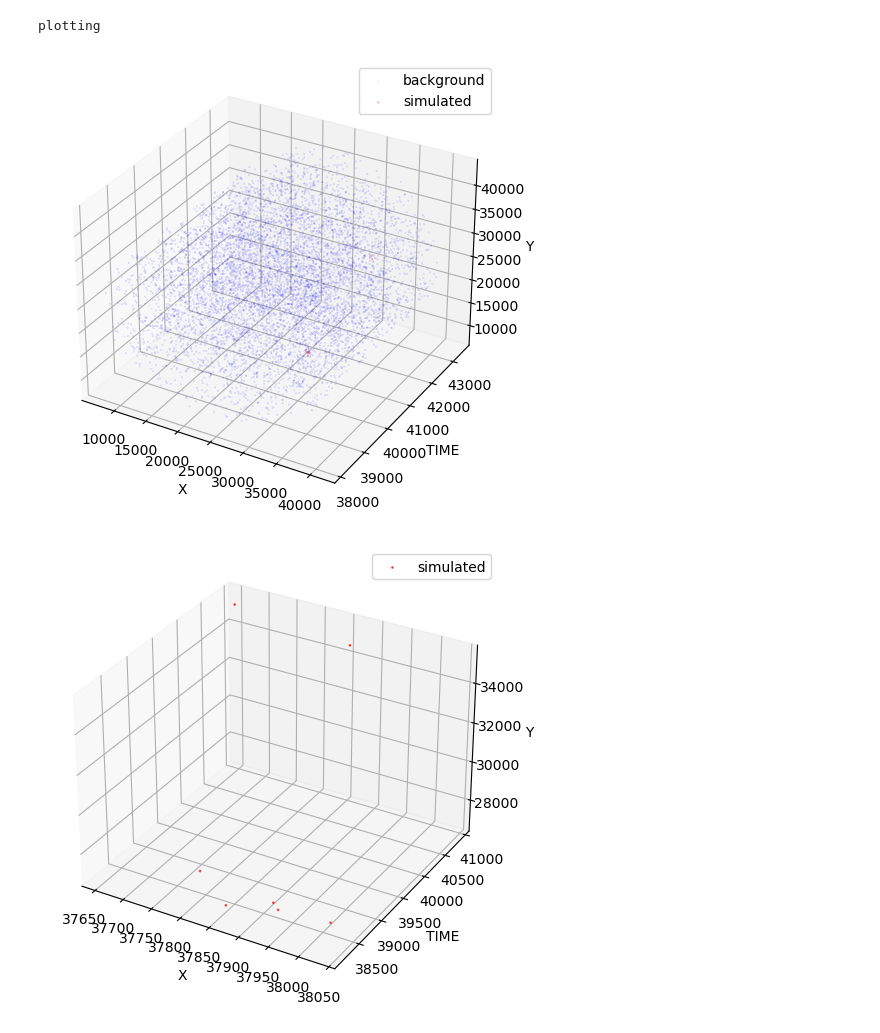
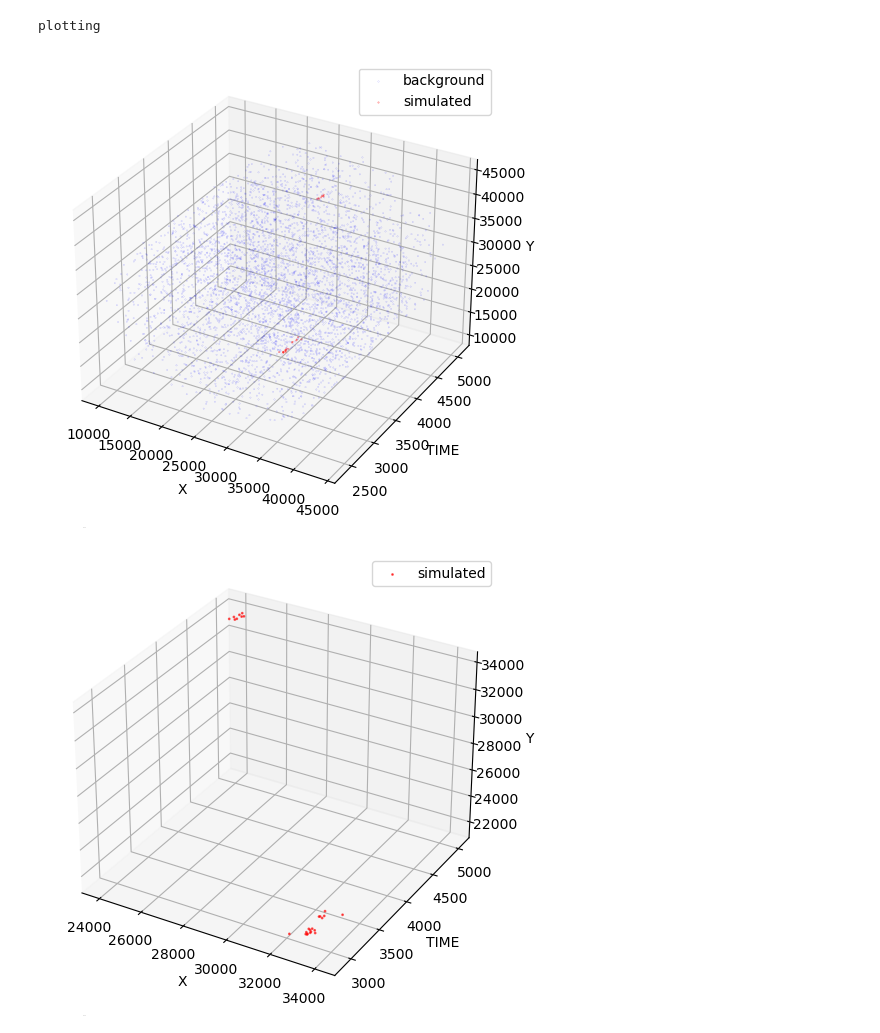
Before and after one commit to Samuele-Colombo/MPTD, a Jupyter notebook: new_approach_multiple_files.ipynb, the cells around one changed output. Cells and saved outputs as stored; diff of their text form; code cells hidden in the pictures.

```diff
--- a/new_approach_multiple_files.ipynb
+++ b/new_approach_multiple_files.ipynb
@@ -890,16 +1009,22 @@ filenames = filenames_pd["Filename"][:n].to_numpy()
 #     filenames += new_filenames
 # filenames, filename_patterns
 # %%
-os.mkdirs("test_runs", exists_ok=True)
-outfile = osp.join("test_runs", str(datetime.datetime.now().strftime("%Y-%m-%d_%H-%M-%S")) + ".csv")
+os.makedirs("test_runs", exist_ok=True)
+res_outfile    = osp.join("test_runs", str(datetime.datetime.now().strftime("%Y-%m-%d_%H-%M-%S")) + ".res.csv")
+groups_outfile = osp.join("test_runs", str(datetime.datetime.now().strftime("%Y-%m-%d_%H-%M-%S")) + ".grp.csv")
 # %%
 first = True
 for filename in tqdm(filenames):
-    res = auto_single_file_analysis(filename, keys, k, rej_thresholds,
-                               quantile, max_threshold, filters,
-                               min_samples, withsim, save_every=save_every, max_time_interval=max_time_interval)
-    res.to_csv(outfile, mode='a', header=first, index=False)
-    torch.cuda.empty_cache()
+    res, groups = auto_single_file_analysis(filename, keys, k, rej_thresholds,
+                                            quantile, max_threshold, filters,
+                                            min_samples, withsim, save_every=save_every,
+                                            max_time_interval=max_time_interval)
+    res.to_csv(res_outfile, mode='a', header=first, index=False)
+    groups.to_csv(groups_outfile, mode='a', header=first, index=False)
+
+    if "cuda" in DEVICE:
+        torch.cuda.empty_cache()
     first=False
 # %%
-df = pd.read_csv(outfile)
+df = pd.read_csv(res_outfile)
+groups = pd.read_csv(groups_outfile)
@@ -906,5 +1054,5 @@ df = pd.read_csv(outfile)
 # %%
-df = pd.read_csv(r"prove\2023-07-24_16-36-14.csv")
+# df = pd.read_csv(r"prove\2023-07-24_16-36-14.csv")
 # %%
 # # Plotting if using non-auto forwarding
 
@@ -1024,23 +1208,18 @@ Registered 1349.0 false positives (2.74 false positives per observation)
 # %%
 index = int(input("Explore data from least accurate (index=0) to most accurate (index=-1). Index:"))
 # %%
-from astropy.wcs import WCS
-from astropy import units as u
-# Create a SkyCoord object with the given coordinates and frame
-#filename = df[df["Iteration"]==layers].groupby("File").first()["Time"].idxmax()
-filename= r"test.onD\Icaro\raw\0725300156\pps\P0725300156M2S003MIEVLF0000.FTZ"
-filename, layers = df[df["Rejection"] == 10].groupby("File").first()[["True Pos", "False Pos","Accuracy", "Iteration"]]\
+filename, layers = df[df["Rejection"] == 40].groupby("File").first()[["True Pos", "False Pos","Accuracy", "Iteration"]]\
     .sort_values(by="Accuracy").reset_index().iloc[index][["File", "Iteration"]]
 layers = int(layers)
 header = fits.open(filename)[0].header
 dataset = MPTDDataset(filename, keys, filters, withsim)
 print("plotting")
 plot_data(dataset.data.x.cpu(), (0.01,0.1), dataset.data.y.cpu().bool(),keys)
 plot_data(dataset.data.x.cpu(), (0.0,1), dataset.data.y.cpu().bool(),keys)
 # %% [output]
 plotting
-[figure, old version]
+[figure, new version]
-[figure, old version]
+[figure, new version]
 # %%
 transformer = ttr.KNNGraph(k=k, force_undirected=True)
 model = SimpleMessage()
```
Also changed, not shown: parts of 22 cells of this notebook, 4 other files.
